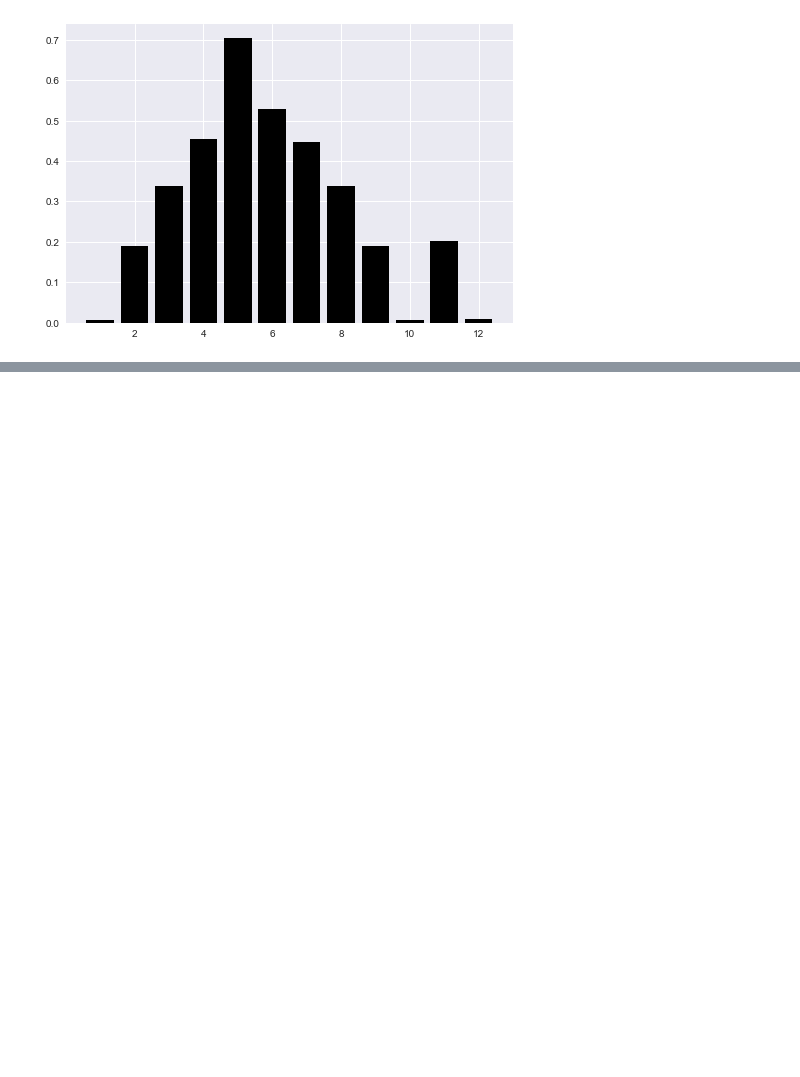
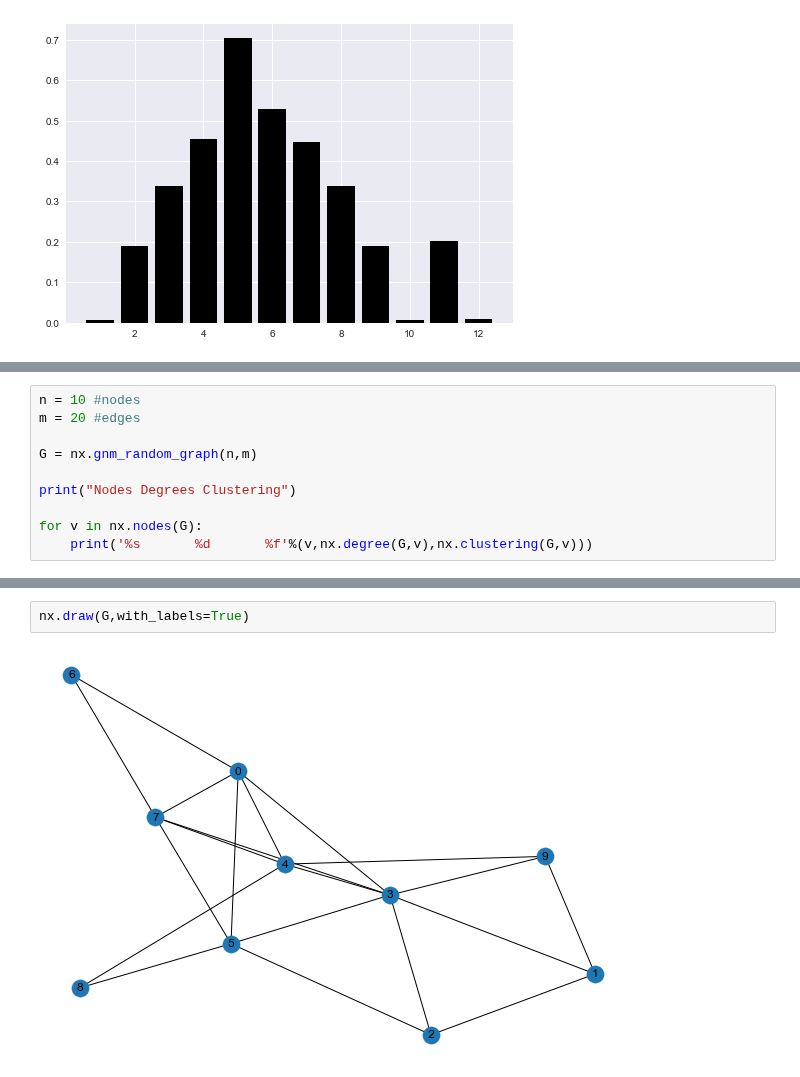
Before and after one commit to JayantGoel001/GraphsAndSocialNetworkAnalytics, a Jupyter notebook: Graph Visualization.ipynb, the cells around one changed output, grey strips where cells are left out. Drawn from its saved outputs; the diff is of its cells as text; blank space fills up the shorter version.

```diff
--- a/Graph Visualization.ipynb
+++ b/Graph Visualization.ipynb
@@ -48,0 +51,10 @@ plt.show()
+# %%
+n = 10 #nodes
+m = 20 #edges
+
+G = nx.gnm_random_graph(n,m)
+
+print("Nodes Degrees Clustering")
+
+for v in nx.nodes(G):
+    print('%s       %d       %f'%(v,nx.degree(G,v),nx.clustering(G,v)))
@@ -48,0 +73,4 @@ plt.show()
+# %%
+nx.draw(G,with_labels=True)
+# %% [output]
+[figure, added]
```
Also changed, not shown: parts of 2 cells of this notebook.
